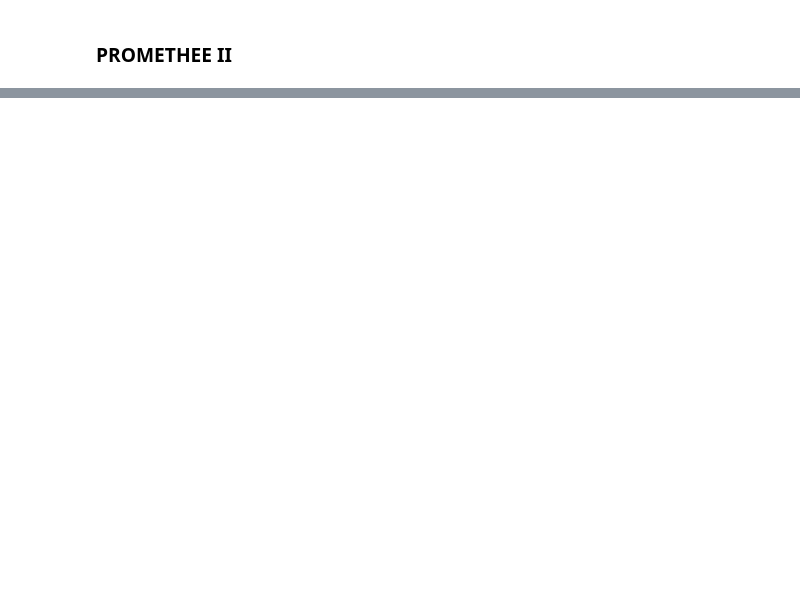
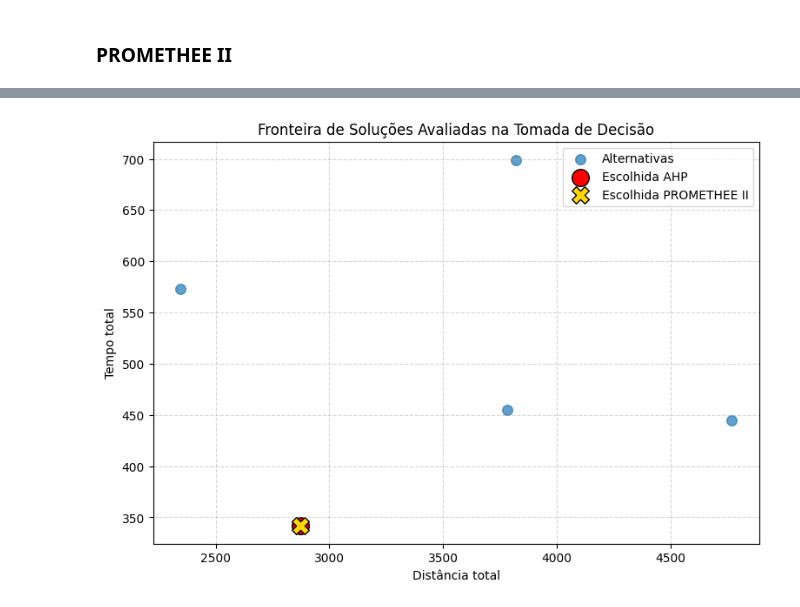
Before and after one commit to acpDaniel/Travelling-Salesman-Problem-TSP, a Jupyter notebook: tsp.ipynb, the cells around one changed output, grey strips where cells are left out. Cells and saved outputs as stored; diff of their text form; code cells hidden in the pictures; blank space fills up the shorter version.

Commit message:
ajustando ahp e promethee e criando um grafico das escolhas finais

```diff
--- a/tsp.ipynb
+++ b/tsp.ipynb
@@ -1004,7 +1011,7 @@ def n_execucoes(problema, metodo='soma_ponderada', n_execucoes=5, n_pontos=20, o
 # %% [markdown]
 ### Soma Ponderada
 # %%
-soma_ponderada = n_execucoes(problema=problema, metodo='soma_ponderada', n_execucoes=5, n_pontos=20, objetivo_epsilon='tempo', lmax=1, kmax=3, max_iter=100, seed=None)
+soma_ponderada, soma_ponderada_rotas = n_execucoes(problema=problema, metodo='soma_ponderada', n_execucoes=5, n_pontos=20, objetivo_epsilon='tempo', lmax=1, kmax=3, max_iter=100, seed=None)
 # %% [output]
 ================================ SOMA PONDERADA ================================
 
@@ -1030,7 +1037,7 @@ plot_pareto_execucoes(runs=soma_ponderada, titulo="Soma Ponderada", conectar=Fal
 # %% [markdown]
 ### Epsilon Restrito - Distância
 # %%
-epsilon_restrito_distancia = n_execucoes(problema=problema, metodo='epsilon_restrito', n_execucoes=5, n_pontos=20, objetivo_epsilon='distancia', lmax=1, kmax=3, max_iter=100, seed=None)
+epsilon_restrito_distancia, epsilon_restrito_distancia_rotas = n_execucoes(problema=problema, metodo='epsilon_restrito', n_execucoes=5, n_pontos=20, objetivo_epsilon='distancia', lmax=1, kmax=3, max_iter=100, seed=None)
 # %% [output]
 ================================ EPSILON RESTRITO ================================
 
@@ -1056,7 +1063,7 @@ plot_pareto_execucoes(runs=epsilon_restrito_distancia, titulo="Epsilon Restrito
 # %% [markdown]
 ### Epsilon Restrito - Tempo
 # %%
-epsilon_restrito_tempo = n_execucoes(problema=problema, metodo='epsilon_restrito', n_execucoes=5, n_pontos=20, objetivo_epsilon='tempo', lmax=1, kmax=3, max_iter=100, seed=None)
+epsilon_restrito_tempo, epsilon_restrito_tempo_rotas = n_execucoes(problema=problema, metodo='epsilon_restrito', n_execucoes=5, n_pontos=20, objetivo_epsilon='tempo', lmax=1, kmax=3, max_iter=100, seed=None)
 # %% [output]
 ================================ EPSILON RESTRITO ================================
 
@@ -1323,0 +1296,34 @@ Fluxo que entra (phi-):
+# %%
+# extrair distancia e tempo da matriz de alternativas
+dist = alternativas[:, 0]
+tempo = alternativas[:, 1]
+
+# melhores alternativas segundo cada método
+best_ahp = ranking[0]
+best_prom = ranking_prom[0]
+
+plt.figure(figsize=(9, 6))
+
+# todos os pontos avaliados
+plt.scatter(dist, tempo, s=70, alpha=0.7, label="Alternativas")
+
+# ponto escolhido pelo AHP
+plt.scatter(dist[best_ahp], tempo[best_ahp],
+            s=200, marker='o', edgecolor='black', color='red',
+            label="Escolhida AHP")
+
+# ponto escolhido pelo PROMETHEE II
+plt.scatter(dist[best_prom], tempo[best_prom],
+            s=200, marker='X', edgecolor='black', color='gold',
+            label="Escolhida PROMETHEE II")
+
+# labels e estilo
+plt.xlabel("Distância total")
+plt.ylabel("Tempo total")
+plt.title("Fronteira de Soluções Avaliadas na Tomada de Decisão")
+plt.grid(True, linestyle='--', alpha=0.5)
+plt.legend()
+
+plt.show()
+# %% [output]
+[figure, added]
```
Also changed, not shown: parts of 5 cells of this notebook.
